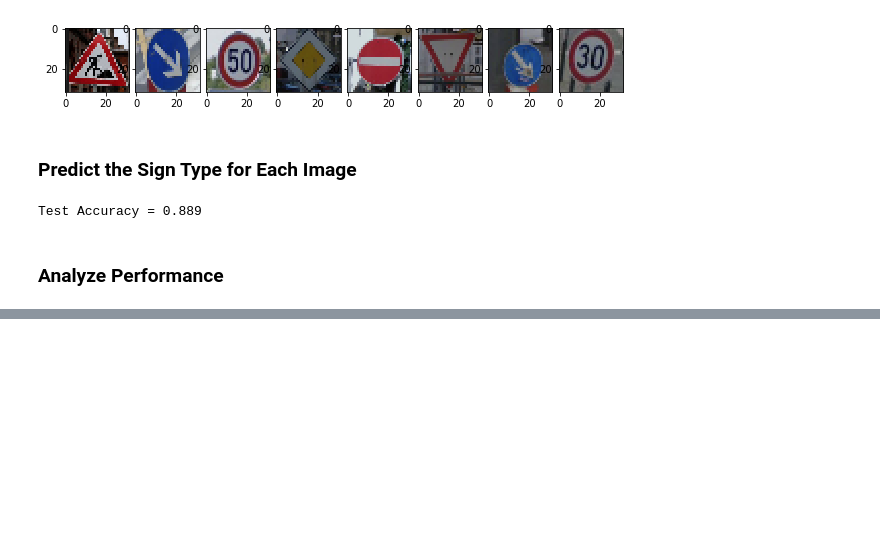
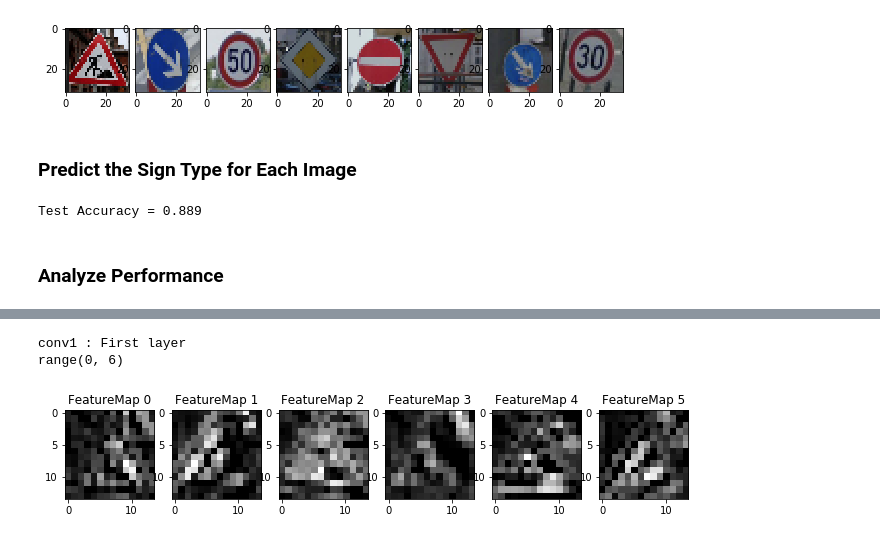
Before and after one commit to premprakash90/CarND-Traffic-Sign-Classifier-Project, a Jupyter notebook: Traffic_Sign_Classifier.ipynb, the cells around one changed output, grey strips where cells are left out. Drawn from its saved outputs; the diff is of its cells as text; code cells hidden in the pictures; blank space fills up the shorter version.

```diff
--- a/Traffic_Sign_Classifier.ipynb
+++ b/Traffic_Sign_Classifier.ipynb
@@ -643,9 +570,6 @@ For an example of what feature map outputs look like, check out NVIDIA's results
 </figure>
  <p></p>
 # %%
-### Visualize your network's feature maps here.
-### Feel free to use as many code cells as needed.
-
 # image_input: the test image being fed into the network to produce the feature maps
 # tf_activation: should be a tf variable name used during your training procedure that represents the calculated state of a specific weight layer
 # activation_min/max: can be used to view the activation contrast in more detail, by default matplot sets min and max to the actual min and max values of the output
@@ -657,8 +581,9 @@ def outputFeatureMap(image_input, tf_activation, activation_min=-1, activation_m
     # image_input =
     # Note: x should be the same name as your network's tensorflow data placeholder variable
     # If you get an error tf_activation is not defined it may be having trouble accessing the variable from inside a function
-    activation = tf_activation.eval(session=sess,feed_dict={x : image_input})
+    activation = tf_activation.eval(session=sess,feed_dict={x : image_input, keep_prob: np.array([1.0, 1.0, 1.0, 1.0])})
     featuremaps = activation.shape[3]
+    print(range(featuremaps))
     plt.figure(plt_num, figsize=(15,15))
     for featuremap in range(featuremaps):
         plt.subplot(6,8, featuremap+1) # sets the number of feature maps to show on each row and column
@@ -671,3 +596,12 @@ def outputFeatureMap(image_input, tf_activation, activation_min=-1, activation_m
             plt.imshow(activation[0,:,:, featuremap], interpolation="nearest", vmin=activation_min, cmap="gray")
         else:
             plt.imshow(activation[0,:,:, featuremap], interpolation="nearest", cmap="gray")
+# %%
+with tf.Session() as sess:
+    saver.restore(sess, tf.train.latest_checkpoint('.'))
+    print("conv1 : First layer")
+    outputFeatureMap(web_signs_processed, conv1)
+# %% [output]
+conv1 : First layer
+range(0, 6)
+[figure, added]
```
Also changed, not shown: parts of 40 cells of this notebook.
